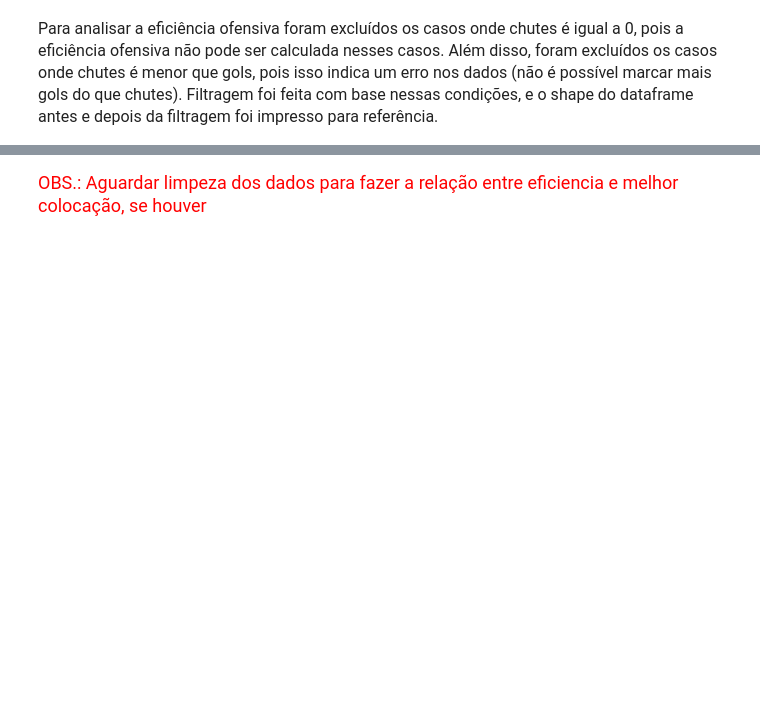
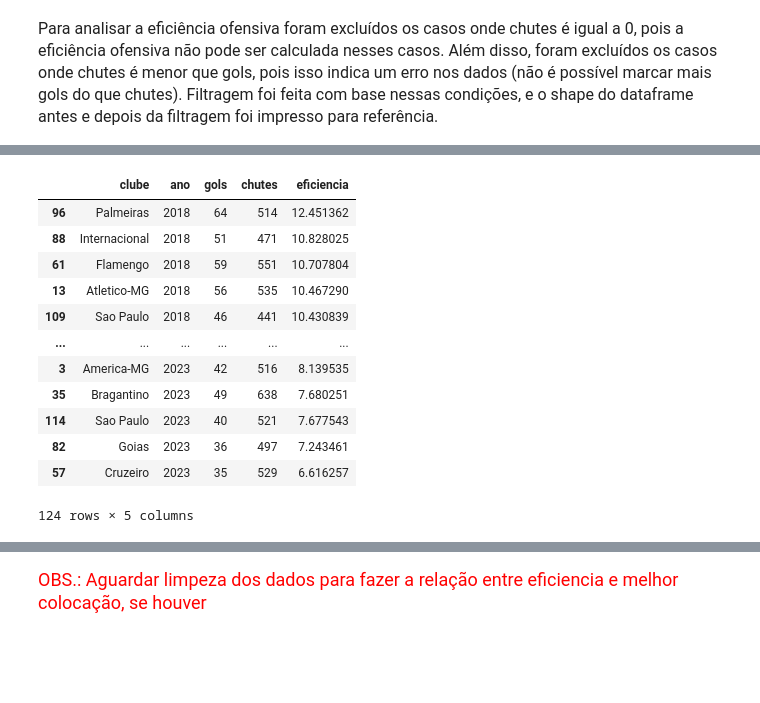
Before and after one commit to CharleneSantos/Caixaverso-FC5, a Jupyter notebook: notebooks/analises.ipynb, the cells around one changed output, grey strips where cells are left out. Cells and saved outputs as stored; diff of their text form; code cells hidden in the pictures; blank space fills up the shorter version.

```diff
--- a/notebooks/analises.ipynb
+++ b/notebooks/analises.ipynb
@@ -291,17 +303,31 @@ df_eficiencia['eficiencia_partida'] = df_eficiencia['gols'] / df_eficiencia['chu
 # %%
-eficiencia = (
+eficiencia_agrupada = (
     df.groupby(["clube", "ano"])[["gols", "chutes"]]
     .sum()
     .reset_index()
 )
 
-eficiencia['eficiencia'] = (eficiencia['gols'] / eficiencia['chutes']) * 100
+eficiencia_agrupada['eficiencia'] = (eficiencia['gols'] / eficiencia['chutes']) * 100
 
 eficiencia = eficiencia.sort_values(
     by=["ano", "eficiencia"], ascending=[True, False]
 )
 
 eficiencia
+# %% [output]
+|  | clube | ano | gols | chutes | eficiencia |
+| 96 | Palmeiras | 2018 | 64 | 514 | 12.451362 |
+| 88 | Internacional | 2018 | 51 | 471 | 10.828025 |
+| 61 | Flamengo | 2018 | 59 | 551 | 10.707804 |
+| 13 | Atletico-MG | 2018 | 56 | 535 | 10.467290 |
+| 109 | Sao Paulo | 2018 | 46 | 441 | 10.430839 |
+| ... | ... | ... | ... | ... | ... |
+| 3 | America-MG | 2023 | 42 | 516 | 8.139535 |
+| 35 | Bragantino | 2023 | 49 | 638 | 7.680251 |
+| 114 | Sao Paulo | 2023 | 40 | 521 | 7.677543 |
+| 82 | Goias | 2023 | 36 | 497 | 7.243461 |
+| 57 | Cruzeiro | 2023 | 35 | 529 | 6.616257 |
+124 rows × 5 columns
 # %%
 # 6. Criar o ranking dentro de cada temporada
 # O 'ascending=False' garante que a maior eficiência ganhe o 1º lugar.
```
Also changed, not shown: parts of 6 cells of this notebook.
